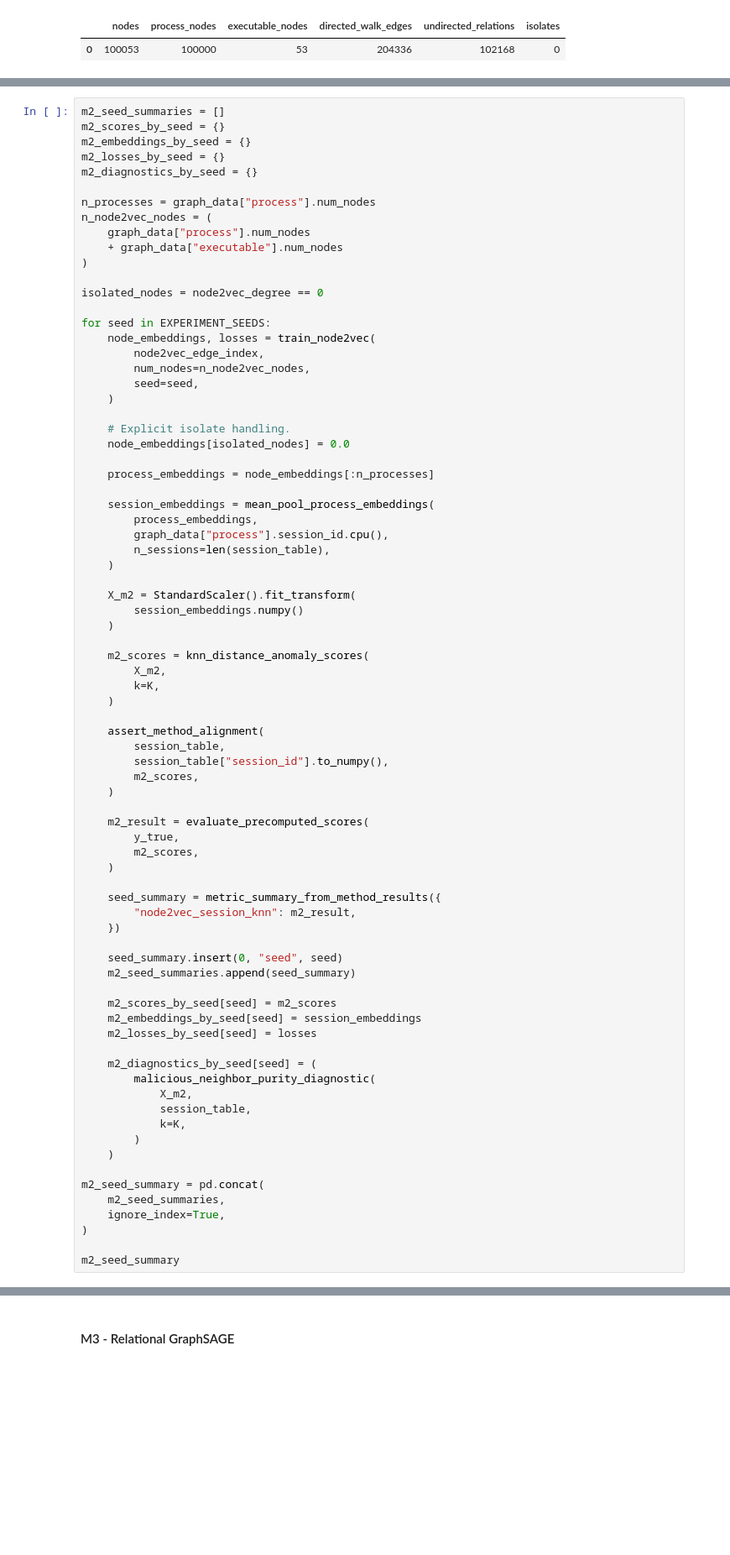
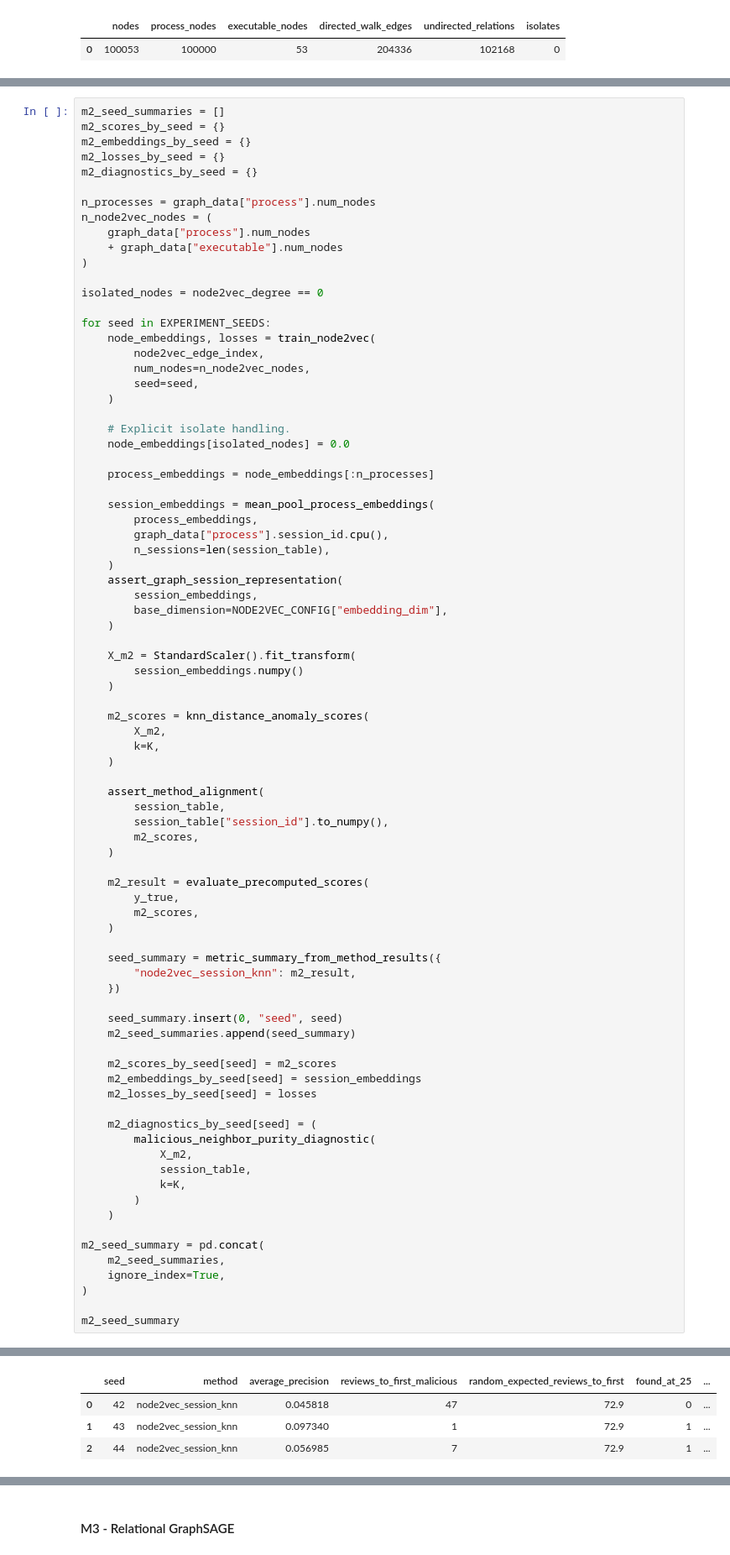
Before and after one commit to MekaelWasti/Cyber-Telemetry, a Jupyter notebook: Notebooks/Graph Triage Baseline v0.ipynb, the cells around one changed output, grey strips where cells are left out. Shown at 84% size. Saved outputs shown, nothing was run; the diff lists cells and outputs as text; blank space fills up the shorter version.

```diff
--- a/Notebooks/Graph Triage Baseline v0.ipynb
+++ b/Notebooks/Graph Triage Baseline v0.ipynb
@@ -1272,6 +1308,10 @@ for seed in EXPERIMENT_SEEDS:
         process_embeddings,
         graph_data["process"].session_id.cpu(),
         n_sessions=len(session_table),
+    )
+    assert_graph_session_representation(
+        session_embeddings,
+        base_dimension=NODE2VEC_CONFIG["embedding_dim"],
     )
 
     X_m2 = StandardScaler().fit_transform(
@@ -1324,3 +1380,7 @@ ImportError: 'Node2Vec' requires 'pyg-lib>=0.6.0'
+|  | seed | method | average_precision | reviews_to_first_malicious | random_expected_reviews_to_first | found_at_25 | ... |
+| 0 | 42 | node2vec_session_knn | 0.045818 | 47 | 72.9 | 0 | ... |
+| 1 | 43 | node2vec_session_knn | 0.097340 | 1 | 72.9 | 1 | ... |
+| 2 | 44 | node2vec_session_knn | 0.056985 | 7 | 72.9 | 1 | ... |
 # %%
 m2_metric_columns = [
     column
```
Also changed, not shown: parts of 20 cells of this notebook, 1 other file.
